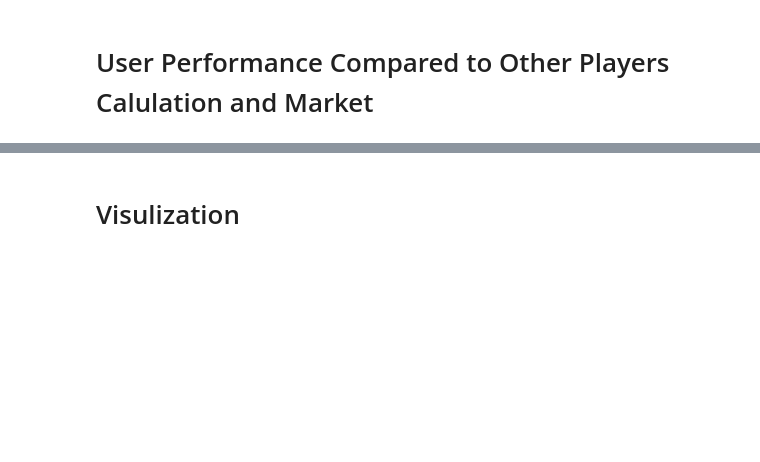
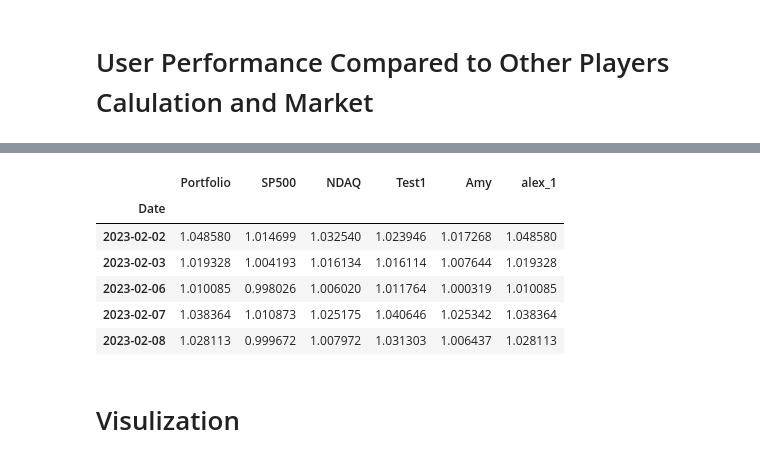
Before and after one commit to game-of-stocks/application, a Jupyter notebook: Game Of Stocks - Application.ipynb, the cells around one changed output, grey strips where cells are left out. Cells and saved outputs as stored; diff of their text form; code cells hidden in the pictures; blank space fills up the shorter version.

```diff
--- a/Game Of Stocks - Application.ipynb
+++ b/Game Of Stocks - Application.ipynb
@@ -249,7 +327,14 @@ portfolio_market_sharp_ratio
 # %%
 # Calculate cumulative returns to create plot
-portfolio_market_stocks_return = pd.concat([portfolio_returns, market_returns], axis="columns", join="inner")
-portfolio_market_stocks_cum_return = (1 + portfolio_market_stocks_return).cumprod()
-portfolio_market_stocks_cum_return
+top_portfolio_market_stocks_cum_return = (1 + top_portfolio_market_returns).cumprod()
+top_portfolio_market_stocks_cum_return.head()
+# %% [output]
+|  | Portfolio | SP500 | NDAQ | Test1 | Amy | alex_1 |
+| Date |  |  |  |  |  |  |
+| 2023-02-02 | 1.048580 | 1.014699 | 1.032540 | 1.023946 | 1.017268 | 1.048580 |
+| 2023-02-03 | 1.019328 | 1.004193 | 1.016134 | 1.016114 | 1.007644 | 1.019328 |
+| 2023-02-06 | 1.010085 | 0.998026 | 1.006020 | 1.011764 | 1.000319 | 1.010085 |
+| 2023-02-07 | 1.038364 | 1.010873 | 1.025175 | 1.040646 | 1.025342 | 1.038364 |
+| 2023-02-08 | 1.028113 | 0.999672 | 1.007972 | 1.031303 | 1.006437 | 1.028113 |
 # %% [markdown]
 # Visulization
```
Also changed, not shown: parts of 20 cells of this notebook, 1 other file.
